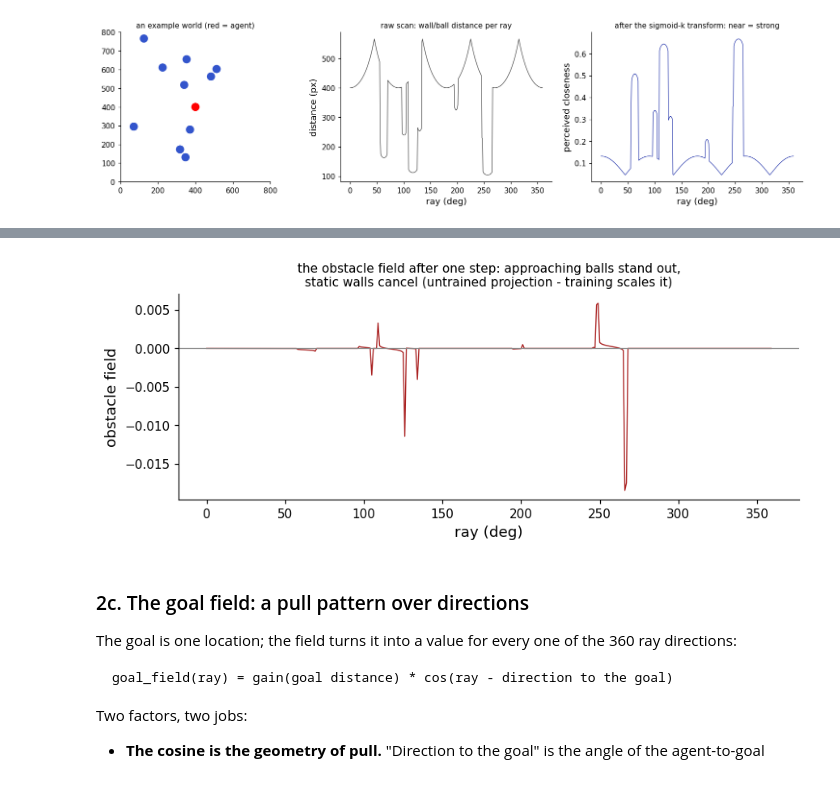
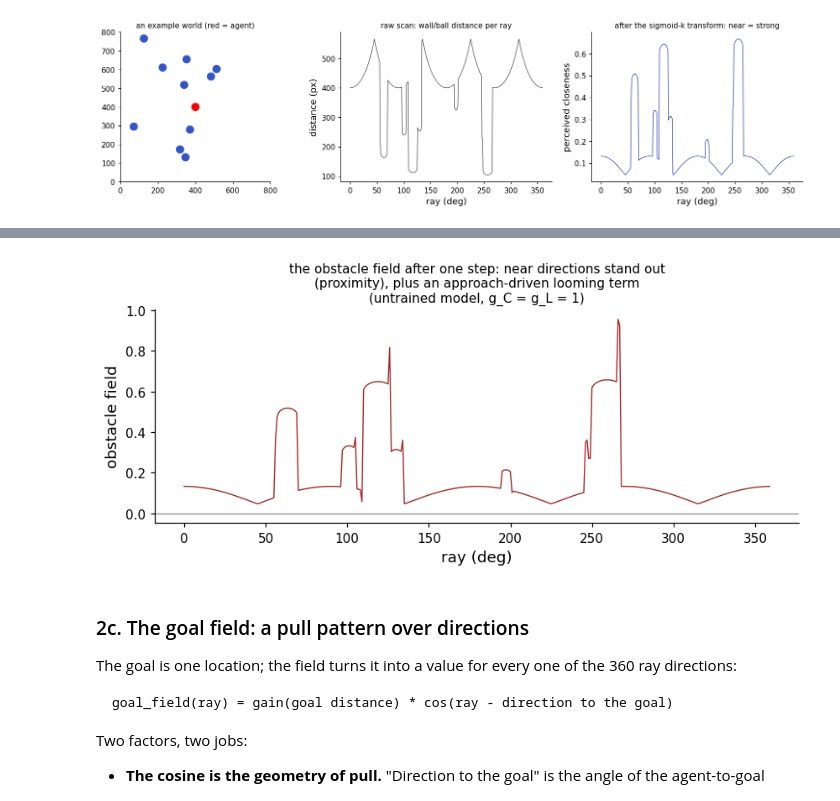
Before and after one commit to HanZhang-psych/Ego-Spatial-Sense, a Jupyter notebook: 2D-Escaping-Ball/tutorial_action_agent.ipynb, the cells around one changed output, grey strips where cells are left out. Saved outputs shown, nothing was run; the diff lists cells and outputs as text; code cells hidden in the pictures.

```diff
--- a/2D-Escaping-Ball/tutorial_action_agent.ipynb
+++ b/2D-Escaping-Ball/tutorial_action_agent.ipynb
@@ -170,23 +181,24 @@ an implicit learned gain on the looming signal.)
 # %%
 for b in balls:
     if b is not player:
         b.move()
 distances2, _ = lidar_scan(player, balls, W, H, 360)
 with torch.no_grad():
     obs_field = demo.spatial_sense_block(
         torch.tensor(distances + distances2, dtype=torch.float32).unsqueeze(0)
     )[0].numpy()
 
 plt.figure(figsize=(9, 3))
 plt.plot(obs_field, color=C_HAZARD, lw=0.9)
 plt.axhline(0, color=C_GRAY, lw=0.8)
 plt.xlabel("ray (deg)"); plt.ylabel("obstacle field")
-plt.title("the obstacle field after one step: approaching balls stand out,\n"
-          "static walls cancel (untrained projection - training scales it)",
+plt.title("the obstacle field after one step: near directions stand out\n"
+          "(proximity), plus an approach-driven looming term\n"
+          "(untrained model, g_C = g_L = 1)",
           fontsize=10)
 plt.show()
 # %% [output]
-[figure, old version]
+[figure, new version]
 # %% [markdown]
 ### 2c. The goal field: a pull pattern over directions
 
```
Also changed, not shown: parts of 25 cells of this notebook, 12 other files.
